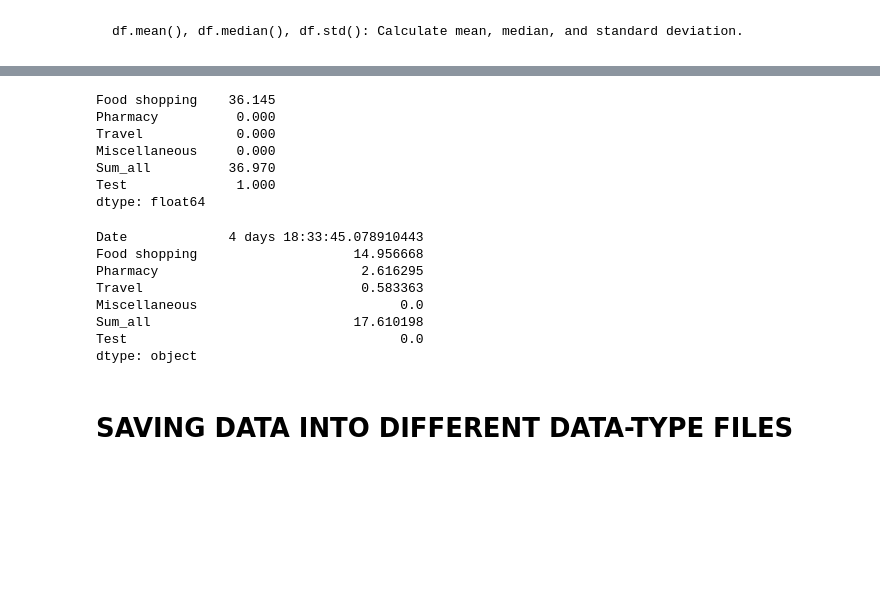
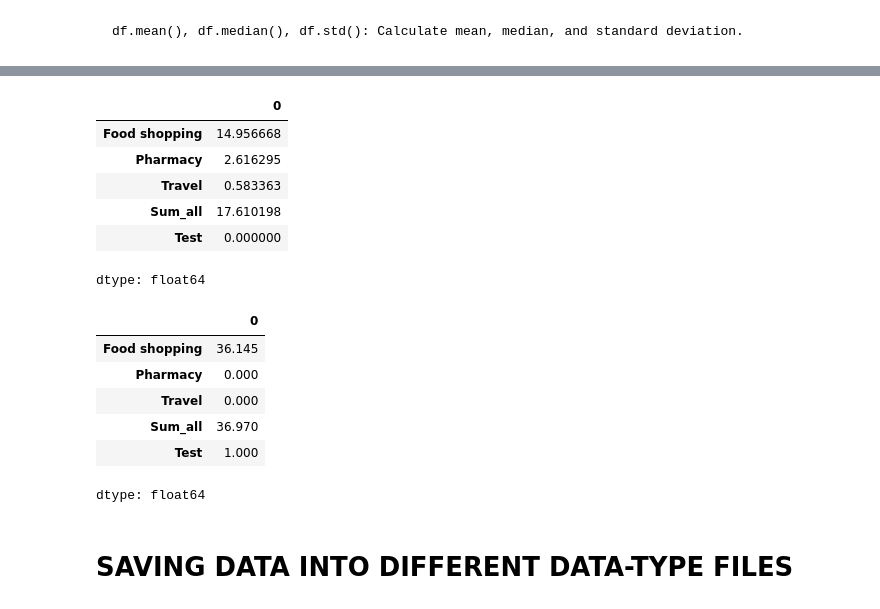
Before and after one commit to michaluhrinek/Pandas, a Jupyter notebook: Pandas.ipynb, the cells around one changed output, grey strips where cells are left out. Cells and saved outputs as stored; diff of their text form; code cells hidden in the pictures; blank space fills up the shorter version.

```diff
--- a/Pandas.ipynb
+++ b/Pandas.ipynb
@@ -339,24 +346,23 @@ dtype: float64
+# %%
+df.select_dtypes(include=['number']).std()
+# %% [output]
+|  | 0 |
+| Food shopping | 14.956668 |
+| Pharmacy | 2.616295 |
+| Travel | 0.583363 |
+| Sum_all | 17.610198 |
+| Test | 0.000000 |
+dtype: float64
 # %%
-df.median()
+df.select_dtypes(include=['number']).median()
 # %% [output]
+|  | 0 |
+| Food shopping | 36.145 |
+| Pharmacy | 0.000 |
+| Travel | 0.000 |
+| Sum_all | 36.970 |
+| Test | 1.000 |
-Food shopping    36.145
-Pharmacy          0.000
-Travel            0.000
-Miscellaneous     0.000
-Sum_all          36.970
-Test              1.000
 dtype: float64
-# %%
-df.std()
-# %% [output]
-Date             4 days 18:33:45.078910443
-Food shopping                    14.956668
-Pharmacy                          2.616295
-Travel                            0.583363
-Miscellaneous                          0.0
-Sum_all                          17.610198
-Test                                   0.0
-dtype: object
 # %% [markdown]
 # SAVING DATA INTO DIFFERENT DATA-TYPE FILES
 # %% [markdown]
```
Also changed, not shown: parts of 15 cells of this notebook.
